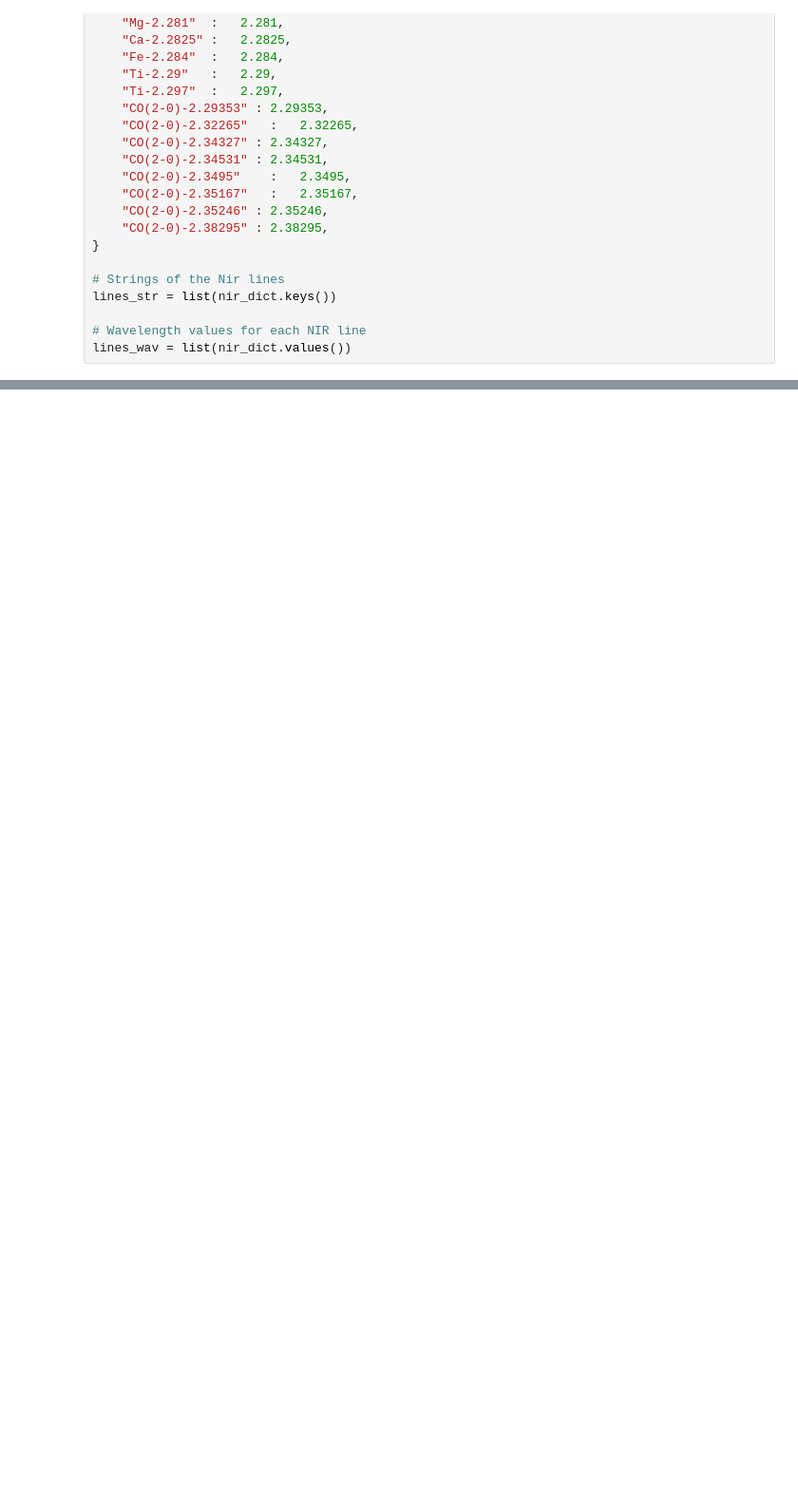
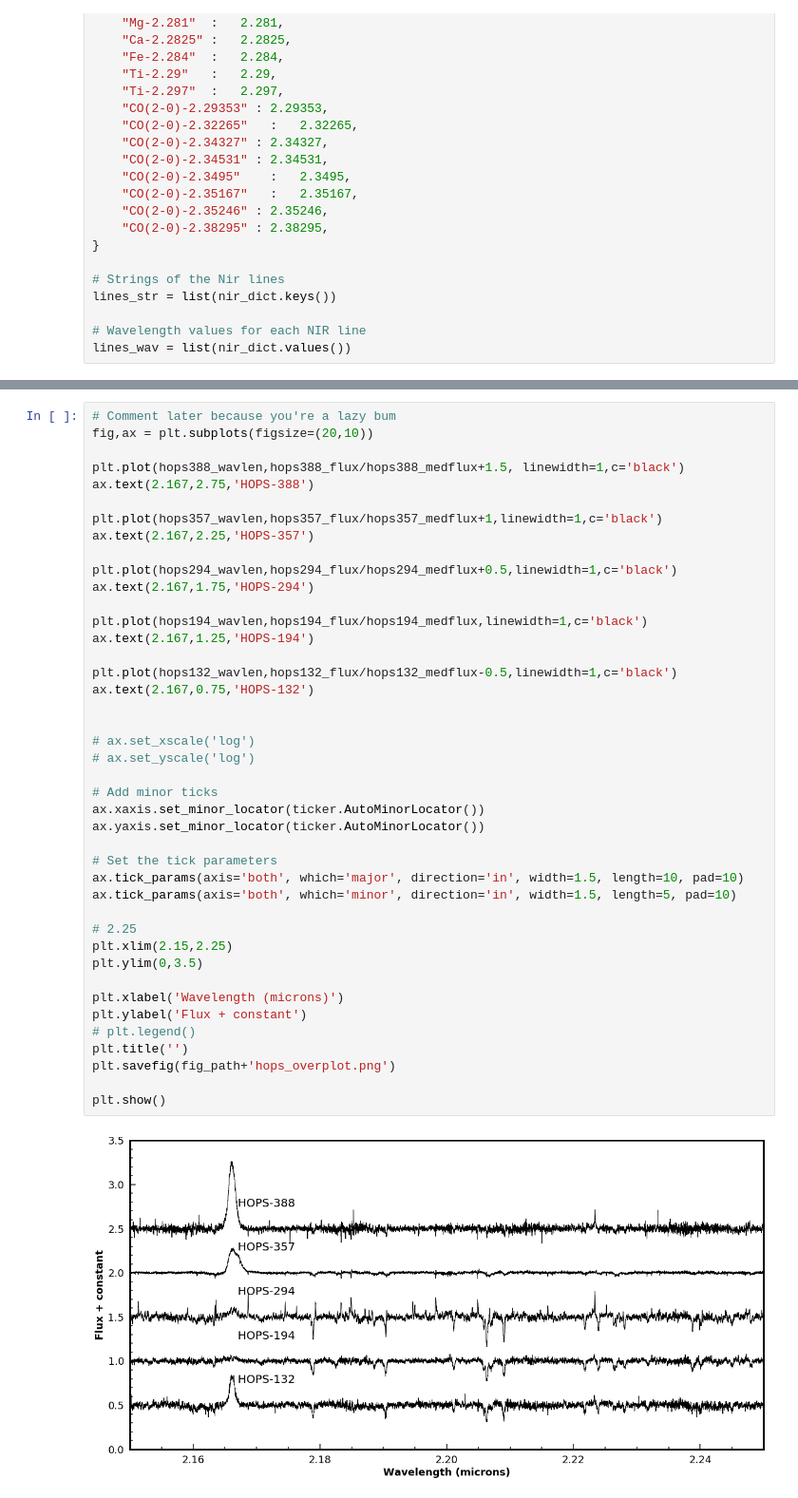
Before and after one commit to SavOliveira/IGRINS-Spectra, a Jupyter notebook: merged_hops_spectra.ipynb, the cells around one changed output, grey strips where cells are left out. Shown at 95% size. Drawn from its saved outputs; the diff is of its cells as text; blank space fills up the shorter version.

```diff
--- a/merged_hops_spectra.ipynb
+++ b/merged_hops_spectra.ipynb
@@ -86,3 +179,47 @@ lines_wav = list(nir_dict.values())
+# %%
+# Comment later because you're a lazy bum
+fig,ax = plt.subplots(figsize=(20,10))
+
+plt.plot(hops388_wavlen,hops388_flux/hops388_medflux+1.5, linewidth=1,c='black')
+ax.text(2.167,2.75,'HOPS-388')
+
+plt.plot(hops357_wavlen,hops357_flux/hops357_medflux+1,linewidth=1,c='black')
+ax.text(2.167,2.25,'HOPS-357')
+
+plt.plot(hops294_wavlen,hops294_flux/hops294_medflux+0.5,linewidth=1,c='black')
+ax.text(2.167,1.75,'HOPS-294')
+
+plt.plot(hops194_wavlen,hops194_flux/hops194_medflux,linewidth=1,c='black')
+ax.text(2.167,1.25,'HOPS-194')
+
+plt.plot(hops132_wavlen,hops132_flux/hops132_medflux-0.5,linewidth=1,c='black')
+ax.text(2.167,0.75,'HOPS-132')
+
+
+# ax.set_xscale('log')
+# ax.set_yscale('log')
+
+# Add minor ticks
+ax.xaxis.set_minor_locator(ticker.AutoMinorLocator())
+ax.yaxis.set_minor_locator(ticker.AutoMinorLocator())
+
+# Set the tick parameters
+ax.tick_params(axis='both', which='major', direction='in', width=1.5, length=10, pad=10)
+ax.tick_params(axis='both', which='minor', direction='in', width=1.5, length=5, pad=10)
+
+# 2.25
+plt.xlim(2.15,2.25)
+plt.ylim(0,3.5)
+
+plt.xlabel('Wavelength (microns)')
+plt.ylabel('Flux + constant')
+# plt.legend()
+plt.title('')
+plt.savefig(fig_path+'hops_overplot.png')
+
+plt.show()
+# %% [output]
+[figure, added]
 # %%
 n = len(merged_hops_files)
 for file in merged_hops_files:
```
Also changed, not shown: parts of 5 cells of this notebook, 19 other files.
